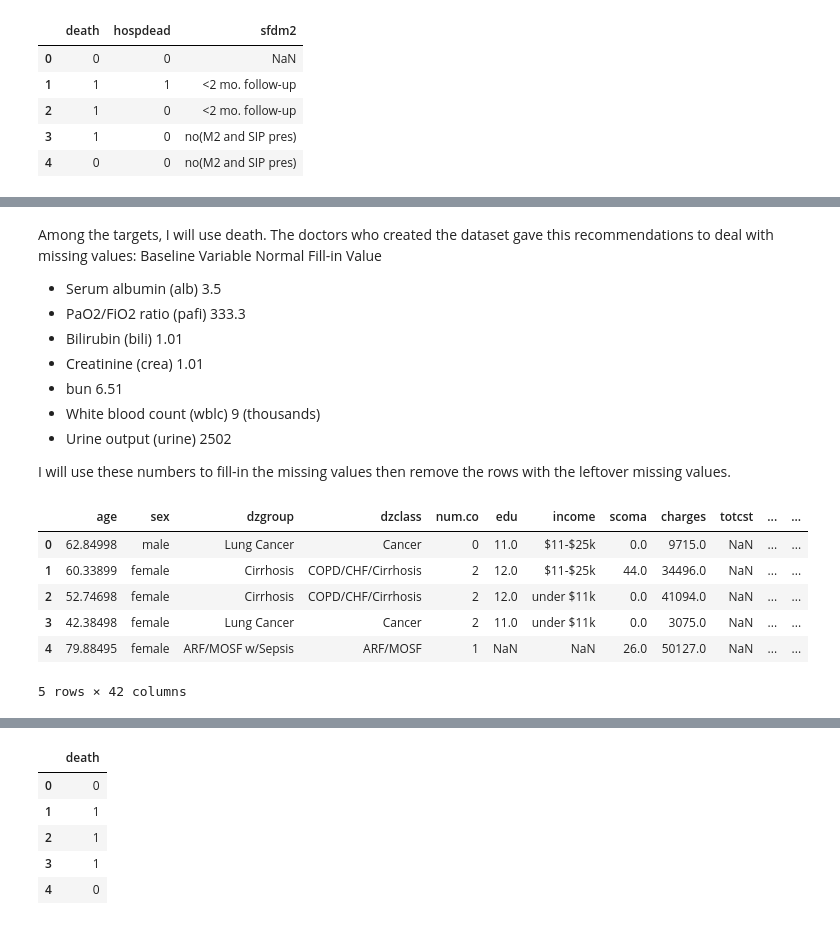
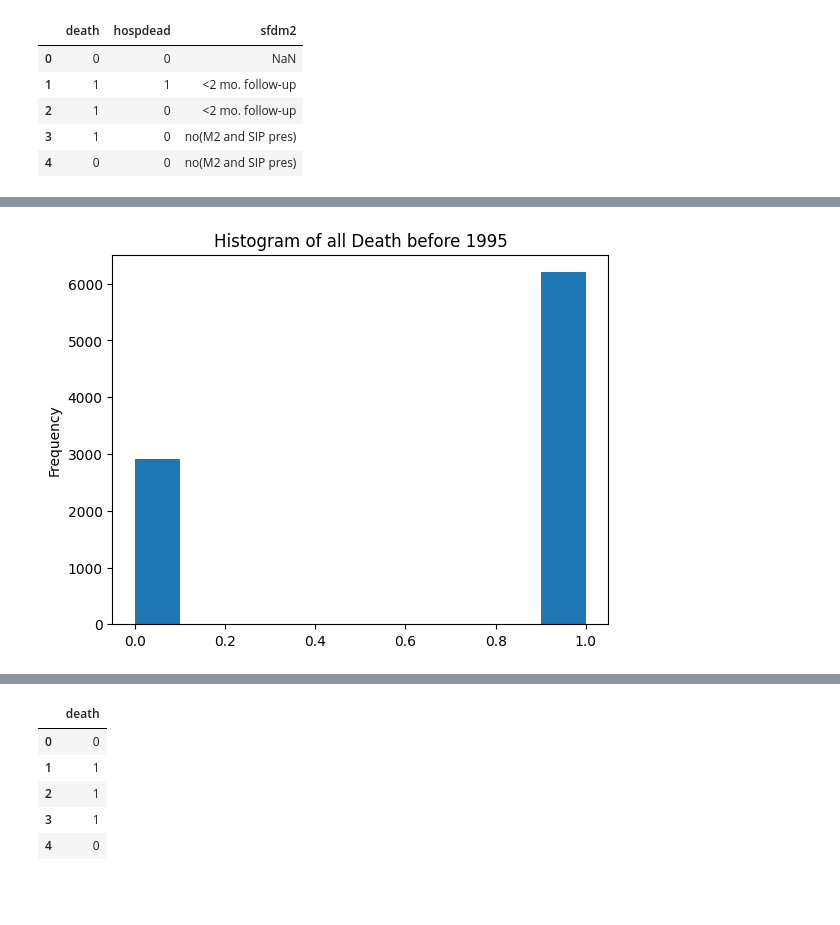
Before and after one commit to MarieTKD/support2, a Jupyter notebook: regression_support2.ipynb, the cells around one changed output, grey strips where cells are left out. Drawn from its saved outputs; the diff is of its cells as text; code cells hidden in the pictures; blank space fills up the shorter version.

```diff
--- a/regression_support2.ipynb
+++ b/regression_support2.ipynb
@@ -69,13 +109,0 @@ X.head()
-# %% [markdown]
-Among the targets, I will use death.
-The doctors who created the dataset gave this recommendations to deal with missing values:
-Baseline Variable	Normal Fill-in Value
-- Serum albumin (alb)	3.5
-- PaO2/FiO2 ratio (pafi) 	333.3
-- Bilirubin (bili)	1.01
-- Creatinine (crea)	1.01
-- bun	6.51
-- White blood count (wblc)	9 (thousands)
-- Urine output (urine)	2502
-
-I will use these numbers to fill-in the missing values then remove the rows with the leftover missing values.
@@ -90,13 +110,10 @@ X['urine'] = X['urine'].fillna(2502)
-# %%
-X.head()
-# %% [output]
-|  | age | sex | dzgroup | dzclass | num.co | edu | income | scoma | charges | totcst | ... | ... |
-| 0 | 62.84998 | male | Lung Cancer | Cancer | 0 | 11.0 | $11-$25k | 0.0 | 9715.0 | NaN | ... | ... |
-| 1 | 60.33899 | female | Cirrhosis | COPD/CHF/Cirrhosis | 2 | 12.0 | $11-$25k | 44.0 | 34496.0 | NaN | ... | ... |
-| 2 | 52.74698 | female | Cirrhosis | COPD/CHF/Cirrhosis | 2 | 12.0 | under $11k | 0.0 | 41094.0 | NaN | ... | ... |
-| 3 | 42.38498 | female | Lung Cancer | Cancer | 2 | 11.0 | under $11k | 0.0 | 3075.0 | NaN | ... | ... |
-| 4 | 79.88495 | female | ARF/MOSF w/Sepsis | ARF/MOSF | 1 | NaN | NaN | 26.0 | 50127.0 | NaN | ... | ... |
-5 rows × 42 columns
+# %%
+plt.hist(y['death'])
+plt.ylabel('Frequency')
+plt.title('Histogram of all Death before 1995')
+plt.show()
+# %% [output]
+[figure, added]
 # %%
 X.describe()
 # %% [output]
```
Also changed, not shown: parts of 41 cells of this notebook.
